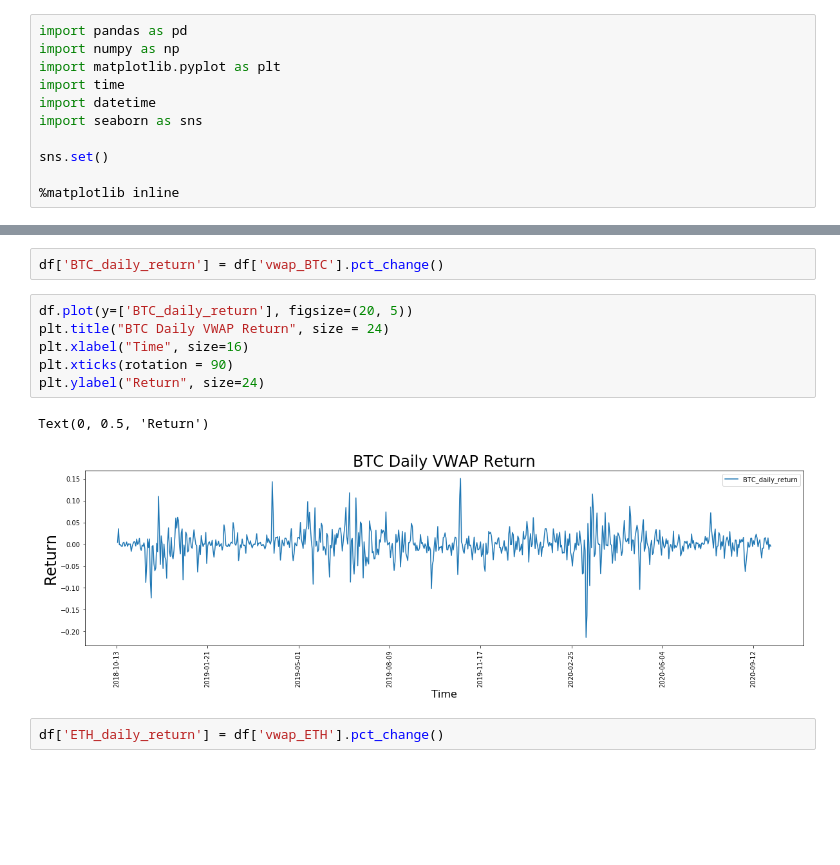
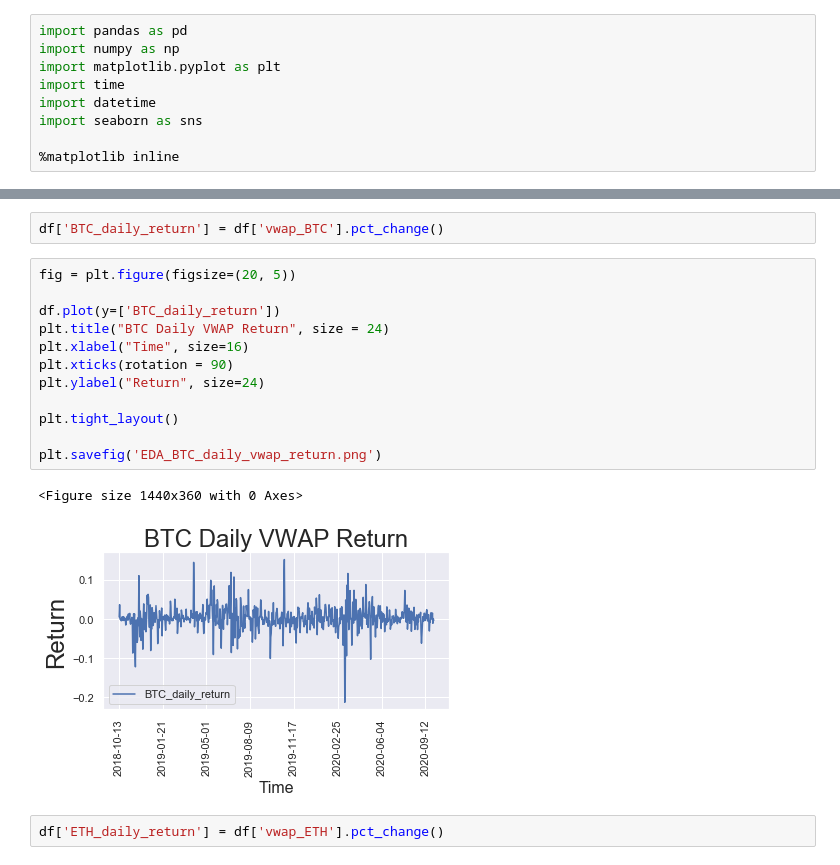
Before and after one commit to hank-butler/Third-Capstone, a Jupyter notebook: Third_Capstone_EDA.ipynb, the cells around one changed output, grey strips where cells are left out. Saved outputs shown, nothing was run; the diff lists cells and outputs as text; blank space fills up the shorter version.

```diff
--- a/Third_Capstone_EDA.ipynb
+++ b/Third_Capstone_EDA.ipynb
@@ -6,8 +6,6 @@ import time
 import datetime
 import seaborn as sns
 
-sns.set()
-
 %matplotlib inline
 # %%
 df = pd.read_csv('crypto_prices.csv')
@@ -76,14 +83,20 @@ Going to calculate the daily return based on the VWAP and the log_vwap price.
 # %%
 df['BTC_daily_return'] = df['vwap_BTC'].pct_change()
 # %%
-df.plot(y=['BTC_daily_return'], figsize=(20, 5))
+fig = plt.figure(figsize=(20, 5))
+
+df.plot(y=['BTC_daily_return'])
 plt.title("BTC Daily VWAP Return", size = 24)
 plt.xlabel("Time", size=16)
 plt.xticks(rotation = 90)
 plt.ylabel("Return", size=24)
+
+plt.tight_layout()
+
+plt.savefig('EDA_BTC_daily_vwap_return.png')
 # %% [output]
-Text(0, 0.5, 'Return')
+<Figure size 1440x360 with 0 Axes>
-[figure, old version]
+[figure, new version]
 # %%
 df['ETH_daily_return'] = df['vwap_ETH'].pct_change()
 # %%
```
Also changed, not shown: parts of 15 cells of this notebook.
